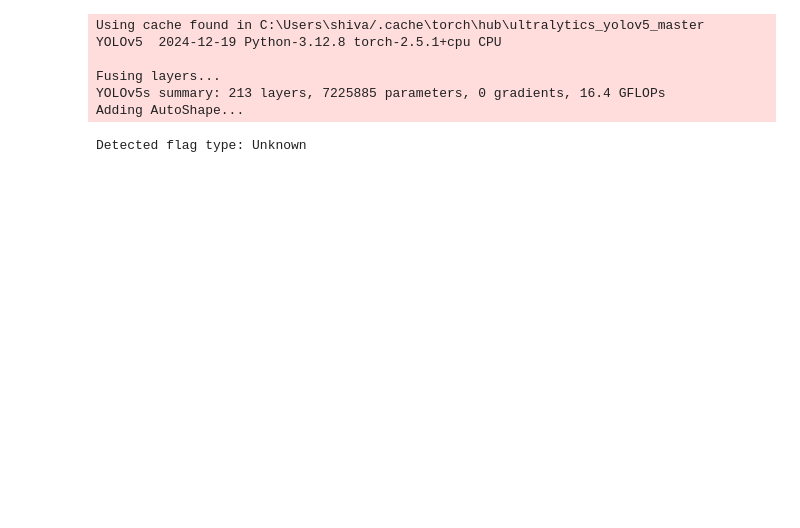
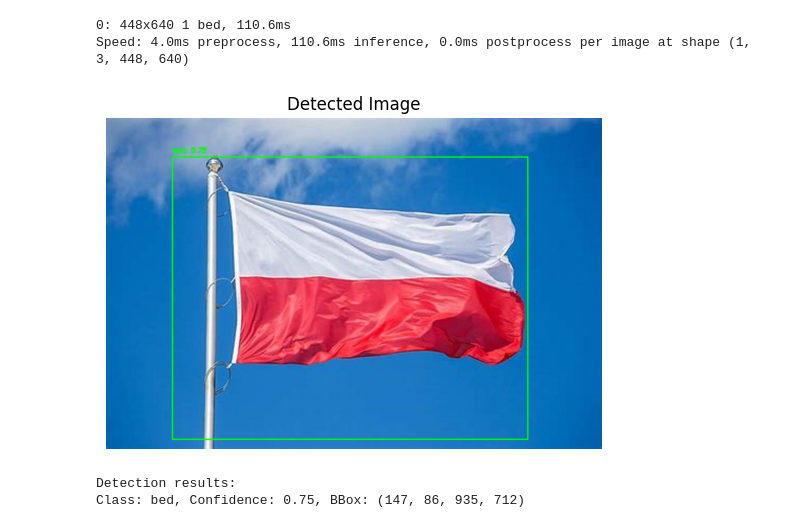
Before and after one commit to ShivaTeja6416/230610_ShivaTeja_deeploycv, a Jupyter notebook: Assignment_2/prob3/prob3.ipynb, the cells around one changed output. Cells and saved outputs as stored; diff of their text form; code cells hidden in the pictures; blank space fills up the shorter version.

```diff
--- a/Assignment_2/prob3/prob3.ipynb
+++ b/Assignment_2/prob3/prob3.ipynb
@@ -1,39 +1,56 @@
 # %%
+import torch
 import cv2
-import torch
+import matplotlib.pyplot as plt
+from ultralytics import YOLO
 
-# Load the custom-trained YOLOv5 model
-model_path = 'yolov5s.pt'
-model = torch.hub.load('ultralytics/yolov5', 'custom', path=model_path)
+# Load the YOLOv8 model
+model = YOLO('yolov8s.pt')  # You can choose the specific version/model size
 
-# Load the image
+# Load the input image
 image_path = 'prob3_img1.jpg'
-img = cv2.imread(image_path)
+image = cv2.imread(image_path)
+
+# Convert the image to RGB (YOLO expects RGB format)
+image_rgb = cv2.cvtColor(image, cv2.COLOR_BGR2RGB)
 
 # Perform object detection
-results = model(img)
+results = model(image_rgb)
 
-# Check for detected flags and classify
-flag_type = "Unknown"
+# Draw bounding boxes and labels on the image
+def draw_boxes(image, results):
+    for result in results[0].boxes:
+        x1, y1, x2, y2 = result.xyxy[0].tolist()
+        conf = result.conf[0]
+        cls = result.cls[0]
+        label = f"{model.names[int(cls)]}: {conf:.2f}"
+        cv2.rectangle(image, (int(x1), int(y1)), (int(x2), int(y2)), (0, 255, 0), 2)
+        cv2.putText(image, label, (int(x1), int(y1) - 10), cv2.FONT_HERSHEY_SIMPLEX, 0.5, (0, 255, 0), 2)
+    return image
 
-# Process results
-for *xyxy, conf, cls in results.xyxy[0]:  # *xyxy are bounding box coordinates
-    label = results.names[int(cls)]
+# Draw the results on the original image
+detected_image = draw_boxes(image_rgb.copy(), results)
 
-    # Assuming custom-trained labels 'indonesian_flag' and 'polish_flag'
-    if label == 'indonesian_flag':
-        flag_type = "Indonesian"
-        break
-    elif label == 'polish_flag':
-        flag_type = "Polish"
-        break
+# Save the result image in BGR format for viewing in external applications
+output_image_path = 'output_prob3_img1.jpg'
+cv2.imwrite(output_image_path, cv2.cvtColor(detected_image, cv2.COLOR_RGB2BGR))
 
-print(f"Detected flag type: {flag_type}")
+# Use matplotlib to display the image in RGB format
+plt.imshow(detected_image)
+plt.axis('off')  # Hide the axes
+plt.title('Detected Image')
+plt.show()
+
+# Print detection results
+print("Detection results:")
+for result in results[0].boxes:
+    x1, y1, x2, y2 = result.xyxy[0].tolist()
+    conf = result.conf[0]
+    cls = result.cls[0]
+    print(f"Class: {model.names[int(cls)]}, Confidence: {conf:.2f}, BBox: ({int(x1)}, {int(y1)}, {int(x2)}, {int(y2)})")
 # %% [output]
-Using cache found in C:\Users\shiva/.cache\torch\hub\ultralytics_yolov5_master
-YOLOv5  2024-12-19 Python-3.12.8 torch-2.5.1+cpu CPU
-
-Fusing layers...
-YOLOv5s summary: 213 layers, 7225885 parameters, 0 gradients, 16.4 GFLOPs
-Adding AutoShape...
+0: 448x640 1 bed, 110.6ms
+Speed: 4.0ms preprocess, 110.6ms inference, 0.0ms postprocess per image at shape (1, 3, 448, 640)
+[figure, added]
-Detected flag type: Unknown
+Detection results:
+Class: bed, Confidence: 0.75, BBox: (147, 86, 935, 712)
```
